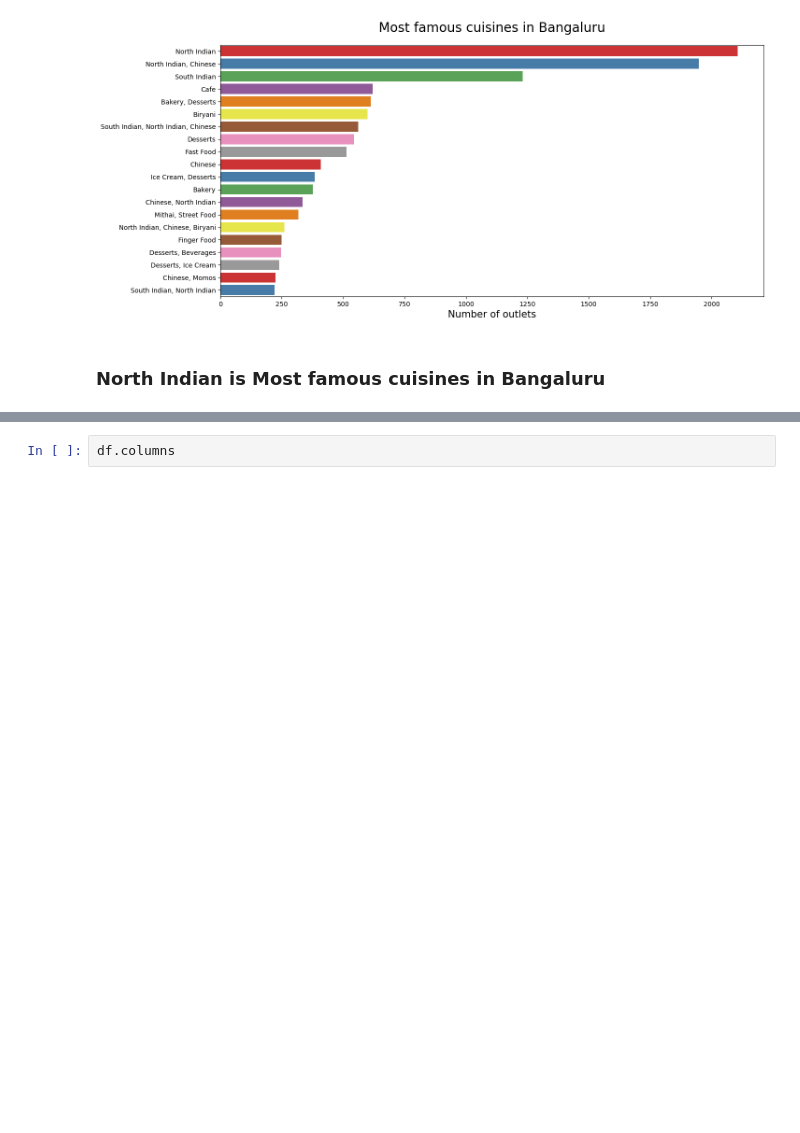
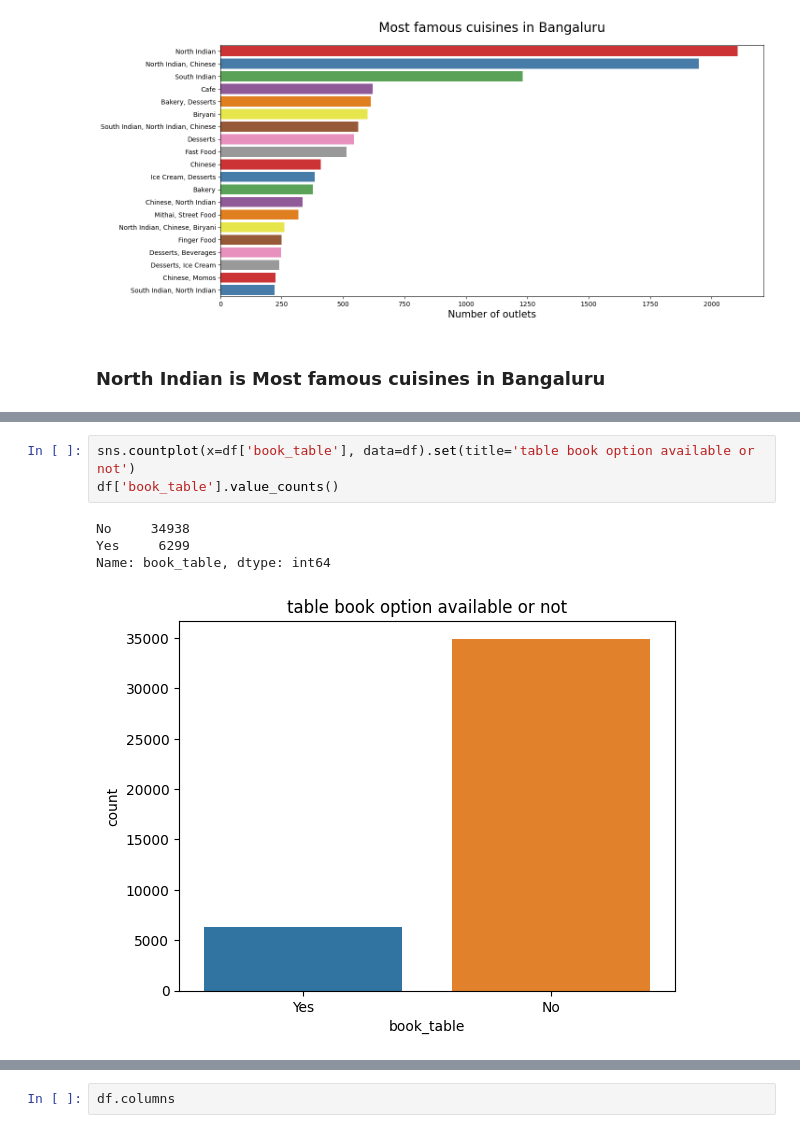
Before and after one commit to 07Sada/Restaurant_Rating_Prediction, a Jupyter notebook: Restaurant_Rating_Prediction.ipynb, the cells around one changed output, grey strips where cells are left out. Cells and saved outputs as stored; diff of their text form; blank space fills up the shorter version.

```diff
--- a/Restaurant_Rating_Prediction.ipynb
+++ b/Restaurant_Rating_Prediction.ipynb
@@ -500,0 +510,8 @@ plt.show()
+# %%
+sns.countplot(x=df['book_table'], data=df).set(title='table book option available or not')
+df['book_table'].value_counts()
+# %% [output]
+No     34938
+Yes     6299
+Name: book_table, dtype: int64
+[figure, added]
```
Also changed, not shown: parts of 24 cells of this notebook.
